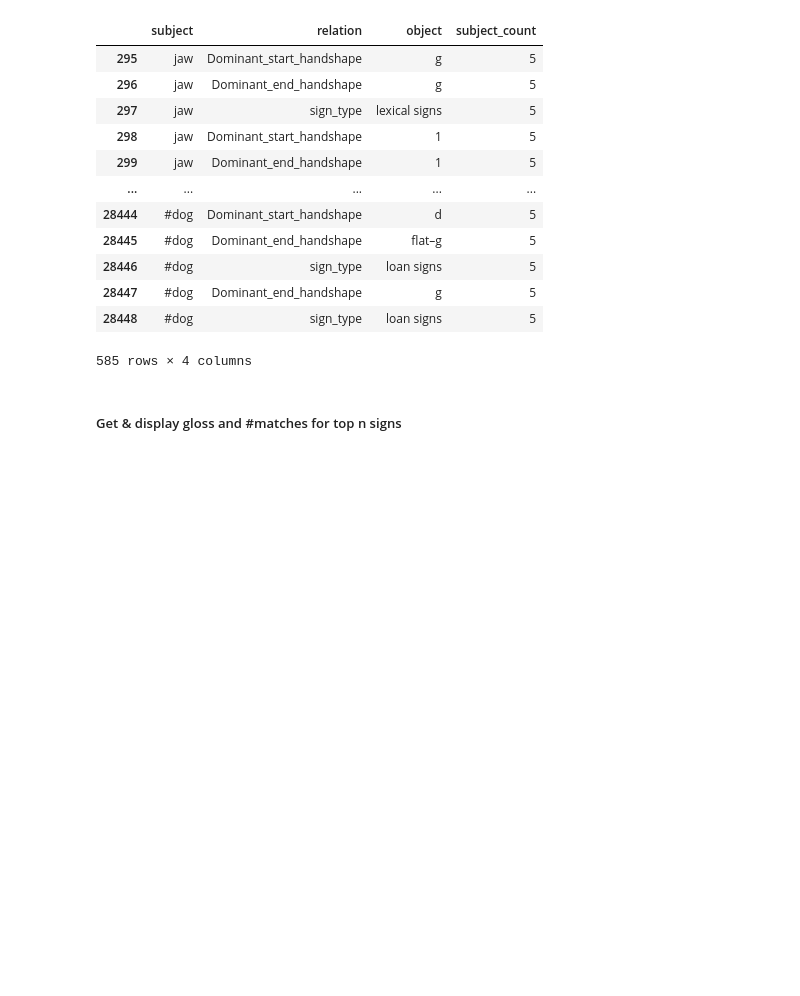
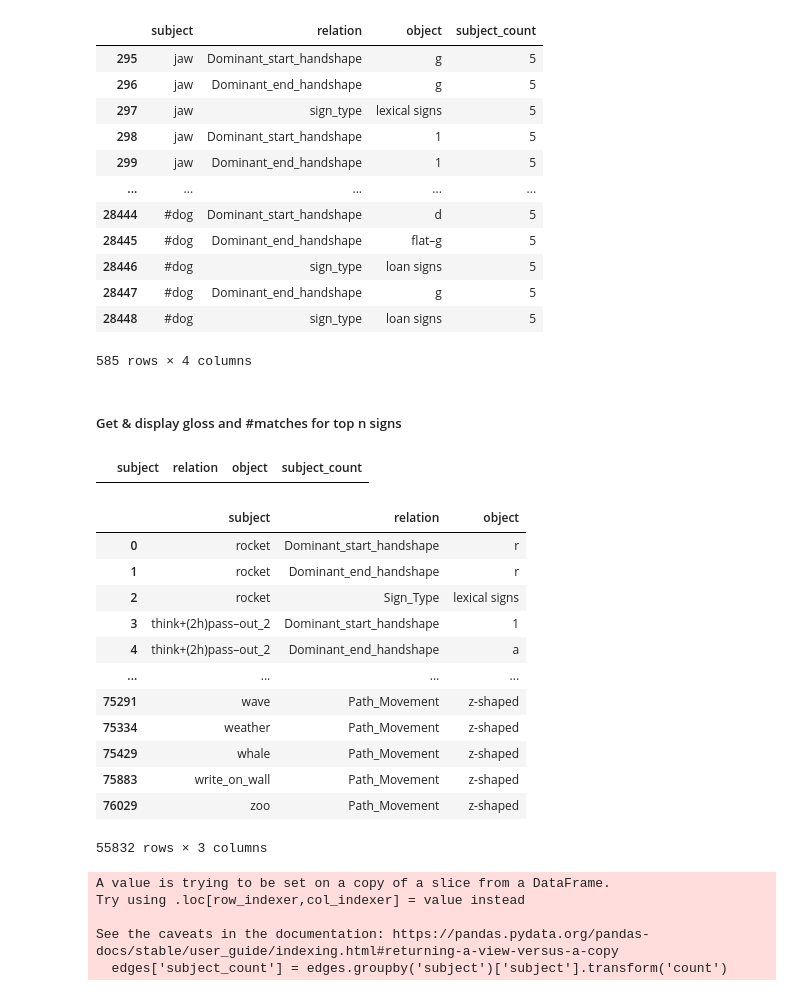
Before and after one commit to NidhiMuni/asl-search-engine, a Jupyter notebook: minimal-model/backend-minimal.ipynb, the cells around one changed output. Cells and saved outputs as stored; diff of their text form; code cells hidden in the pictures; blank space fills up the shorter version.

```diff
--- a/minimal-model/backend-minimal.ipynb
+++ b/minimal-model/backend-minimal.ipynb
@@ -228,3 +228,12 @@ another_test_sample
 585 rows × 4 columns
 # %% [markdown]
 ##### Get & display gloss and #matches for top n signs
+# %%
+edges = pd.read_csv('filteredEdges.csv')
+# %%
+signtyperows = edges[edges['relation'] == 'sign_type']
+edges.loc[edges['relation'] == 'sign_type', 'relation'] = 'Sign_Type'
+# %%
+edges[edges['relation'] == 'sign_type']
+# %% [output]
+|  | subject | relation | object | subject_count |
@@ -230,0 +242,28 @@ another_test_sample
+# %%
+edges = edges.loc[:, ['subject', 'relation', 'object']]
+# %%
+edges = edges.drop_duplicates()
+# %%
+edges
+# %% [output]
+|  | subject | relation | object |
+| 0 | rocket | Dominant_start_handshape | r |
+| 1 | rocket | Dominant_end_handshape | r |
+| 2 | rocket | Sign_Type | lexical signs |
+| 3 | think+(2h)pass–out_2 | Dominant_start_handshape | 1 |
+| 4 | think+(2h)pass–out_2 | Dominant_end_handshape | a |
+| ... | ... | ... | ... |
+| 75291 | wave | Path_Movement | z-shaped |
+| 75334 | weather | Path_Movement | z-shaped |
+| 75429 | whale | Path_Movement | z-shaped |
+| 75883 | write_on_wall | Path_Movement | z-shaped |
+| 76029 | zoo | Path_Movement | z-shaped |
+55832 rows × 3 columns
+# %%
+edges['subject_count'] = edges.groupby('subject')['subject'].transform('count')
+# %% [output]
+A value is trying to be set on a copy of a slice from a DataFrame.
+Try using .loc[row_indexer,col_indexer] = value instead
+
+See the caveats in the documentation: https://pandas.pydata.org/pandas-docs/stable/user_guide/indexing.html#returning-a-view-versus-a-copy
+  edges['subject_count'] = edges.groupby('subject')['subject'].transform('count')
```
Also changed, not shown: parts of 2 cells of this notebook, 4 other files.
